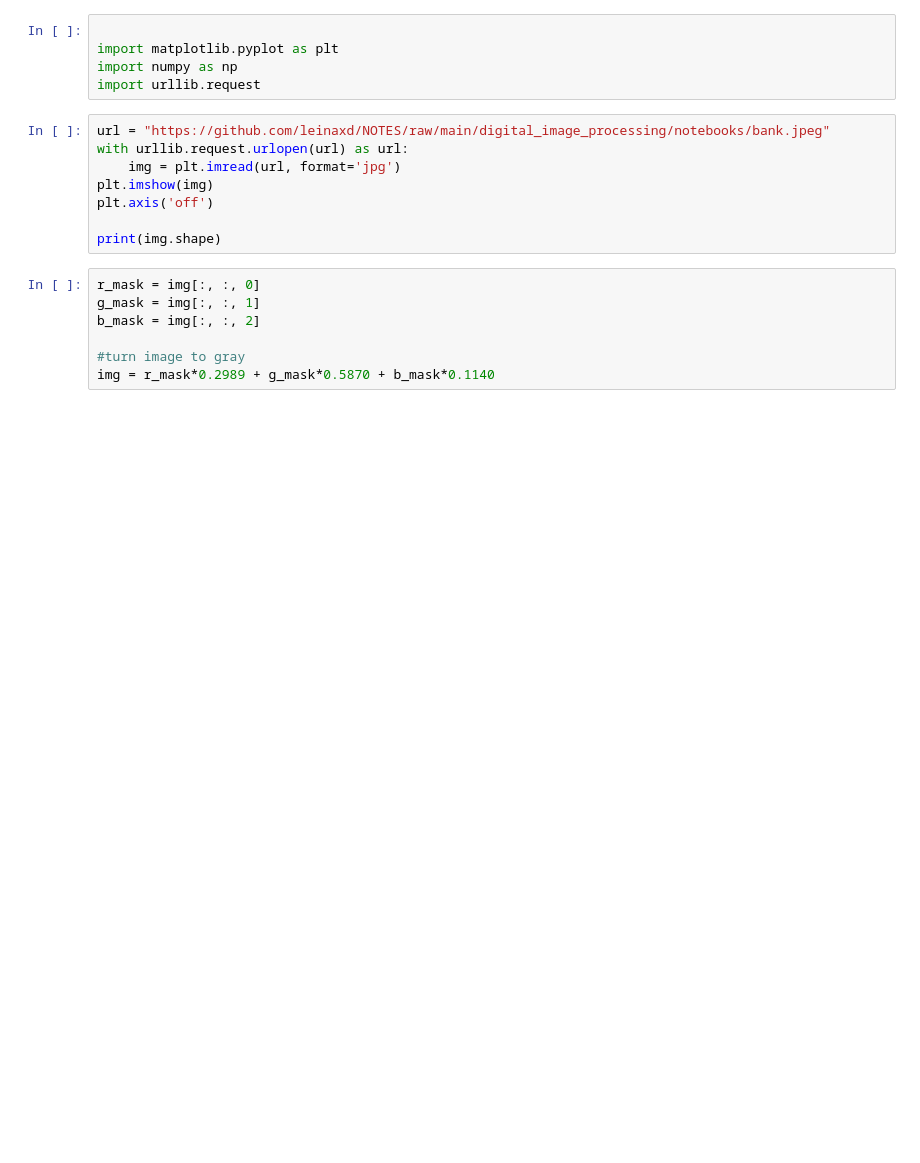
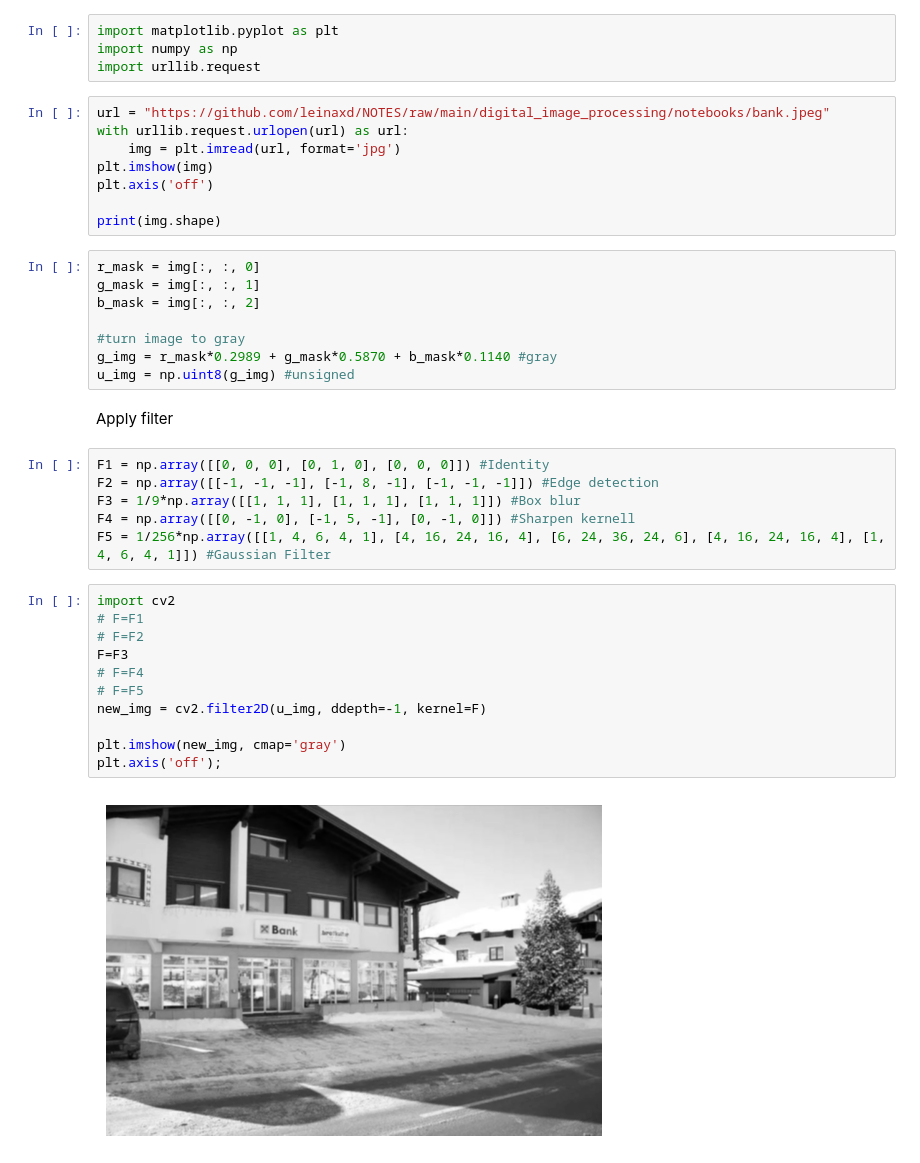
Before and after one commit to leinaxd/NOTES, a Jupyter notebook: digital_image_processing/notebooks/spatial_filter.ipynb, the cells around one changed output. Saved outputs shown, nothing was run; the diff lists cells and outputs as text; blank space fills up the shorter version.

```diff
--- a/digital_image_processing/notebooks/spatial_filter.ipynb
+++ b/digital_image_processing/notebooks/spatial_filter.ipynb
@@ -1,7 +1,6 @@
 # %% [markdown]
 <a href="https://colab.research.google.com/github/leinaxd/NOTES/blob/main/digital_image_processing/notebooks/spatial_filter.ipynb" target="_parent"><img src="https://colab.research.google.com/assets/colab-badge.svg" alt="Open In Colab"/></a>
 # %%
-
 import matplotlib.pyplot as plt
 import numpy as np
 import urllib.request
@@ -19,4 +18,26 @@ g_mask = img[:, :, 1]
 b_mask = img[:, :, 2]
 
 #turn image to gray
-img = r_mask*0.2989 + g_mask*0.5870 + b_mask*0.1140
+g_img = r_mask*0.2989 + g_mask*0.5870 + b_mask*0.1140 #gray
+u_img = np.uint8(g_img) #unsigned
+# %% [markdown]
+Apply filter
+# %%
+F1 = np.array([[0, 0, 0], [0, 1, 0], [0, 0, 0]]) #Identity
+F2 = np.array([[-1, -1, -1], [-1, 8, -1], [-1, -1, -1]]) #Edge detection
+F3 = 1/9*np.array([[1, 1, 1], [1, 1, 1], [1, 1, 1]]) #Box blur
+F4 = np.array([[0, -1, 0], [-1, 5, -1], [0, -1, 0]]) #Sharpen kernell
+F5 = 1/256*np.array([[1, 4, 6, 4, 1], [4, 16, 24, 16, 4], [6, 24, 36, 24, 6], [4, 16, 24, 16, 4], [1, 4, 6, 4, 1]]) #Gaussian Filter
+# %%
+import cv2
+# F=F1
+# F=F2
+F=F3
+# F=F4
+# F=F5
+new_img = cv2.filter2D(u_img, ddepth=-1, kernel=F)
+
+plt.imshow(new_img, cmap='gray')
+plt.axis('off');
+# %% [output]
+[figure, added]
```
Also changed, not shown: parts of 15 cells of this notebook.
